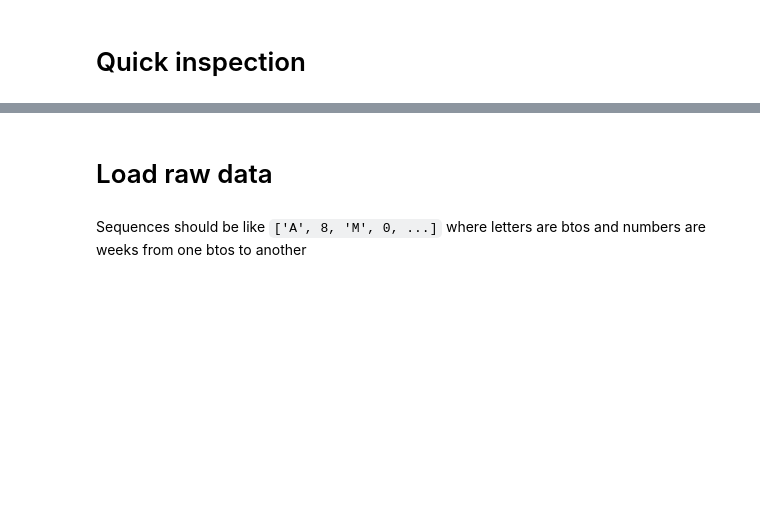
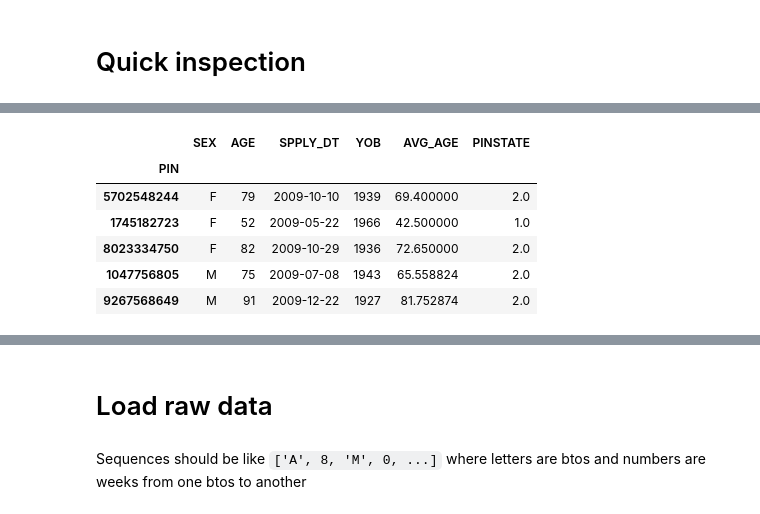
Before and after one commit to samuelefiorini/tangle, a Jupyter notebook: notebooks/make_xy.ipynb, the cells around one changed output, grey strips where cells are left out. Drawn from its saved outputs; the diff is of its cells as text; code cells hidden in the pictures; blank space fills up the shorter version.

```diff
--- a/notebooks/make_xy.ipynb
+++ b/notebooks/make_xy.ipynb
@@ -37,0 +38,10 @@ for i, k in enumerate(rd.keys()):
+# %%
+ei.head()
+# %% [output]
+|  | SEX | AGE | SPPLY_DT | YOB | AVG_AGE | PINSTATE |
+| PIN |  |  |  |  |  |  |
+| 5702548244 | F | 79 | 2009-10-10 | 1939 | 69.400000 | 2.0 |
+| 1745182723 | F | 52 | 2009-05-22 | 1966 | 42.500000 | 1.0 |
+| 8023334750 | F | 82 | 2009-10-29 | 1936 | 72.650000 | 2.0 |
+| 1047756805 | M | 75 | 2009-07-08 | 1943 | 65.558824 | 2.0 |
+| 9267568649 | M | 91 | 2009-12-22 | 1927 | 81.752874 | 2.0 |
```
Also changed, not shown: parts of 18 cells of this notebook, 5 other files.
